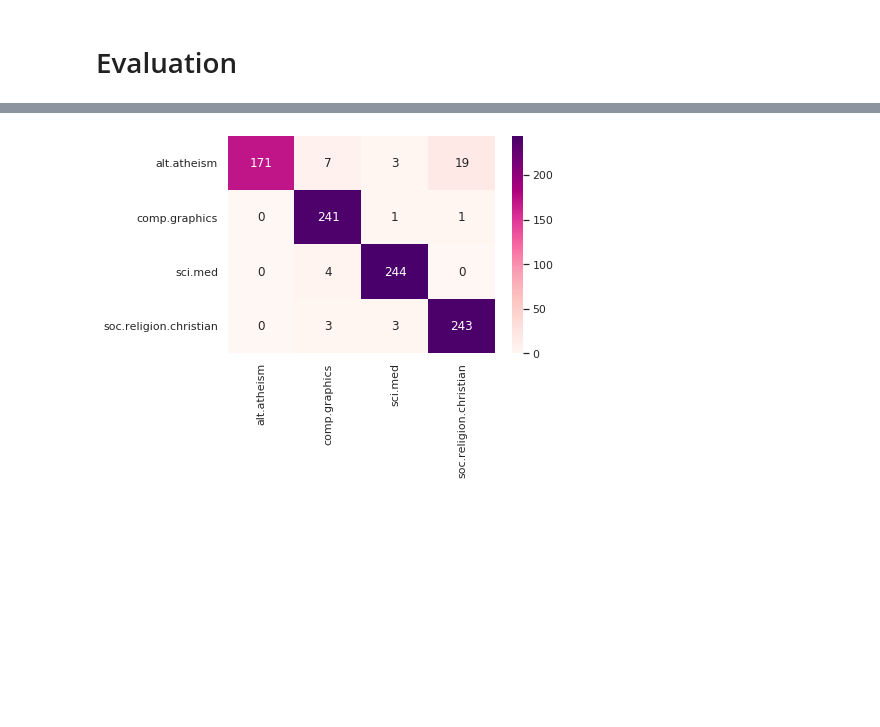
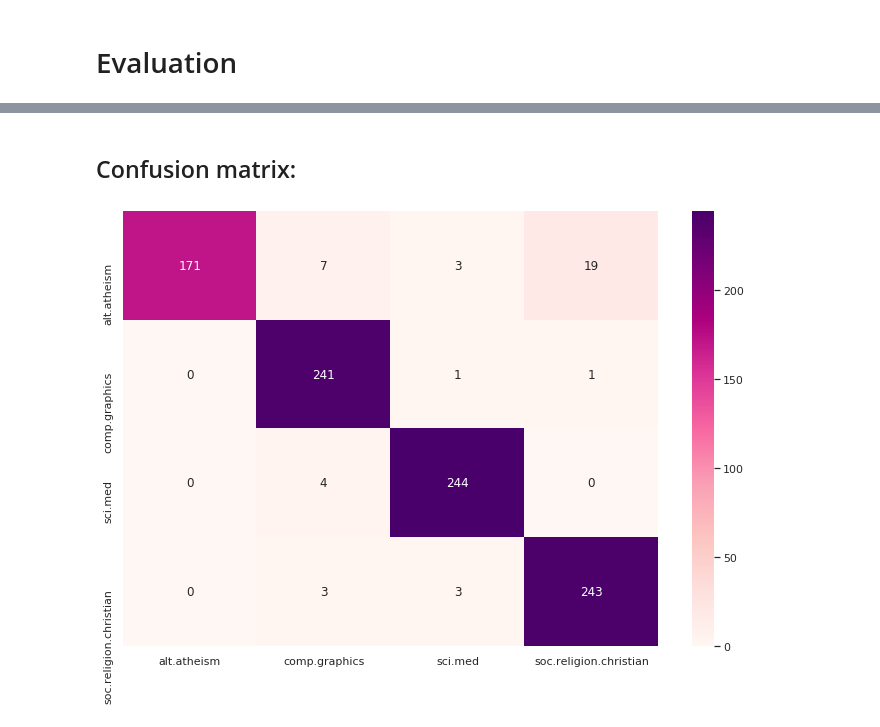
Before and after one commit to Reslan-Tinawi/20-newsgroups-Text-Classification, a Jupyter notebook: Text Classification.ipynb, the cells around one changed output, grey strips where cells are left out. Drawn from its saved outputs; the diff is of its cells as text; code cells hidden in the pictures; blank space fills up the shorter version.

```diff
--- a/Text Classification.ipynb
+++ b/Text Classification.ipynb
@@ -266,3 +275,5 @@ soc.religion.christian       0.92      0.98      0.95       249
+# %% [markdown]
+## Confusion matrix:
 # %%
 conf_matrix = confusion_matrix(y_true=y_test,
                      y_pred=y_pred,
@@ -271,6 +282,8 @@ conf_matrix = confusion_matrix(y_true=y_test,
 conf_matrix_df = pd.DataFrame(data=conf_matrix, columns=pipeline.named_steps.clf.classes_,
                                 index=pipeline.named_steps.clf.classes_)
 # %%
-fig = sns.heatmap(data=conf_matrix_df, annot=True, cmap='RdPu', fmt='d')
+fig = plt.figure(figsize=(12, 8))
+sns.heatmap(data=conf_matrix_df, annot=True, cmap='RdPu', fmt='d')
+plt.show()
 # %% [output]
-[figure, old version]
+[figure, new version]
```
Also changed, not shown: parts of 6 cells of this notebook.
